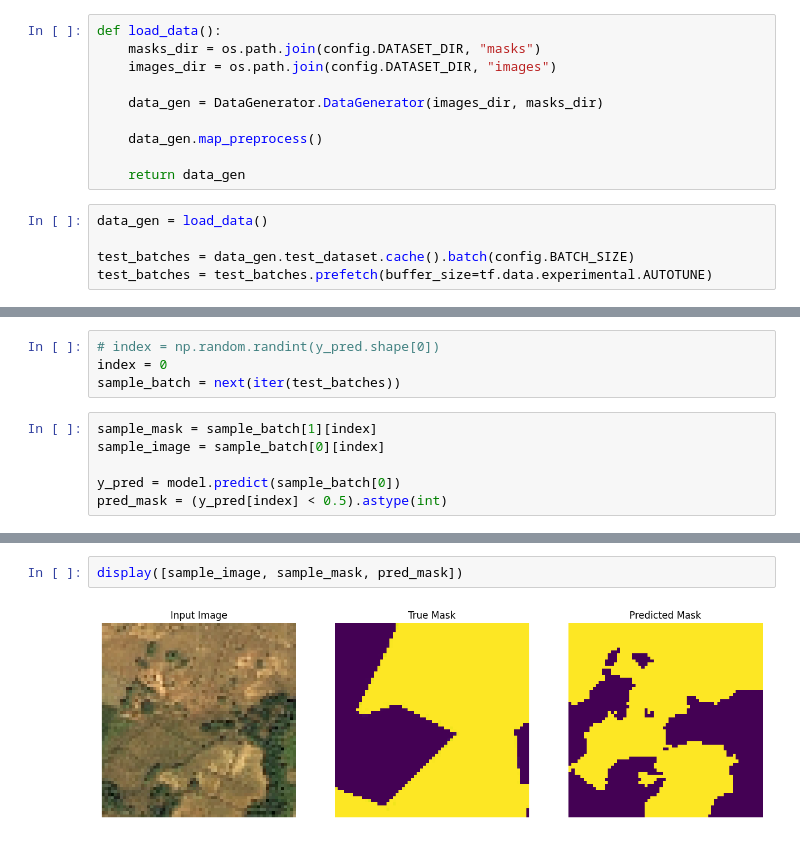
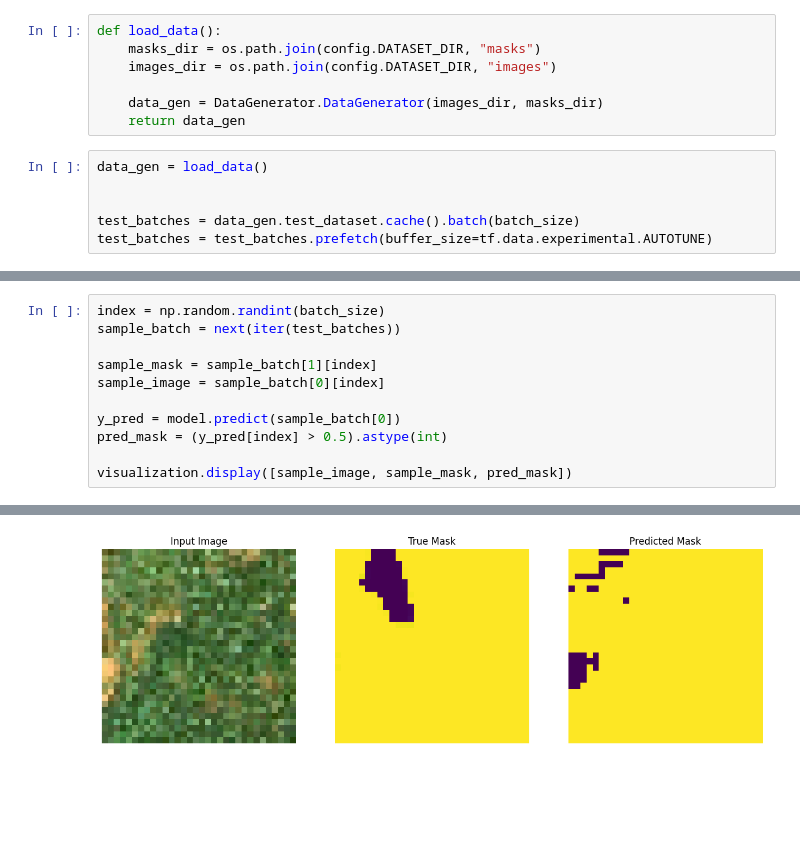
Before and after one commit to janfiszer/deforestation-in-Poland, a Jupyter notebook: model-evaluation.ipynb, the cells around one changed output, grey strips where cells are left out. Cells and saved outputs as stored; diff of their text form; blank space fills up the shorter version.

```diff
--- a/model-evaluation.ipynb
+++ b/model-evaluation.ipynb
@@ -26,14 +54,12 @@ def load_data():
     images_dir = os.path.join(config.DATASET_DIR, "images")
 
     data_gen = DataGenerator.DataGenerator(images_dir, masks_dir)
-
-    data_gen.map_preprocess()
-
     return data_gen
 # %%
 data_gen = load_data()
 
-test_batches = data_gen.test_dataset.cache().batch(config.BATCH_SIZE)
+
+test_batches = data_gen.test_dataset.cache().batch(batch_size)
 test_batches = test_batches.prefetch(buffer_size=tf.data.experimental.AUTOTUNE)
 # %% [output]
 Found 5108 images.
@@ -46,11 +68,12 @@ model.evaluate(test_batches)
-# %%
-# index = np.random.randint(y_pred.shape[0])
-index = 0
-sample_batch = next(iter(test_batches))
 # %%
+index = np.random.randint(batch_size)
+sample_batch = next(iter(test_batches))
+
 sample_mask = sample_batch[1][index]
 sample_image = sample_batch[0][index]
 
 y_pred = model.predict(sample_batch[0])
-pred_mask = (y_pred[index] < 0.5).astype(int)
+pred_mask = (y_pred[index] > 0.5).astype(int)
+
+visualization.display([sample_image, sample_mask, pred_mask])
 # %% [output]
@@ -58,4 +81 @@ pred_mask = (y_pred[index] < 0.5).astype(int)
+[figure, added]
-# %%
-display([sample_image, sample_mask, pred_mask])
-# %% [output]
-[figure, removed]
```
Also changed, not shown: parts of 10 cells of this notebook, 6 other files.
